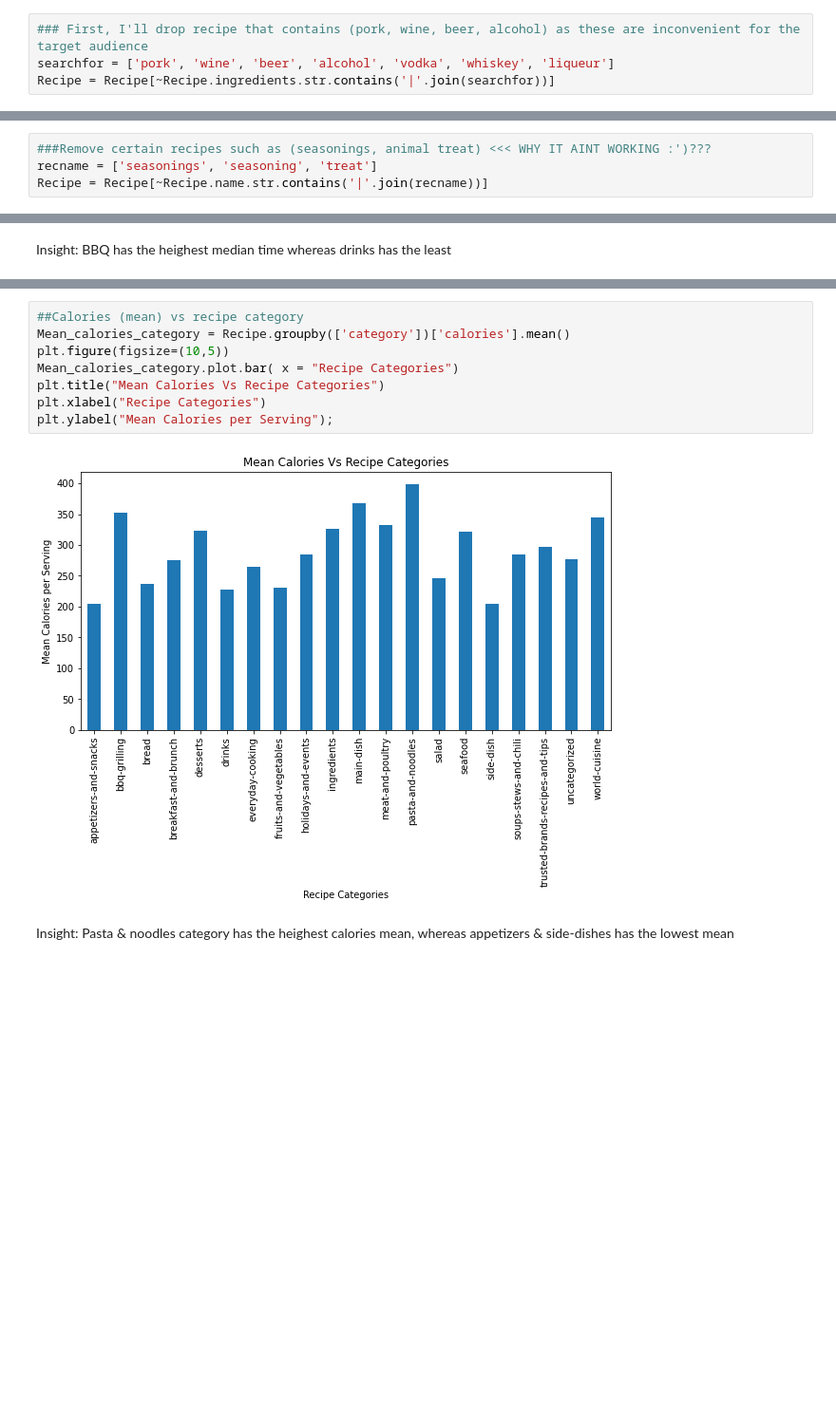
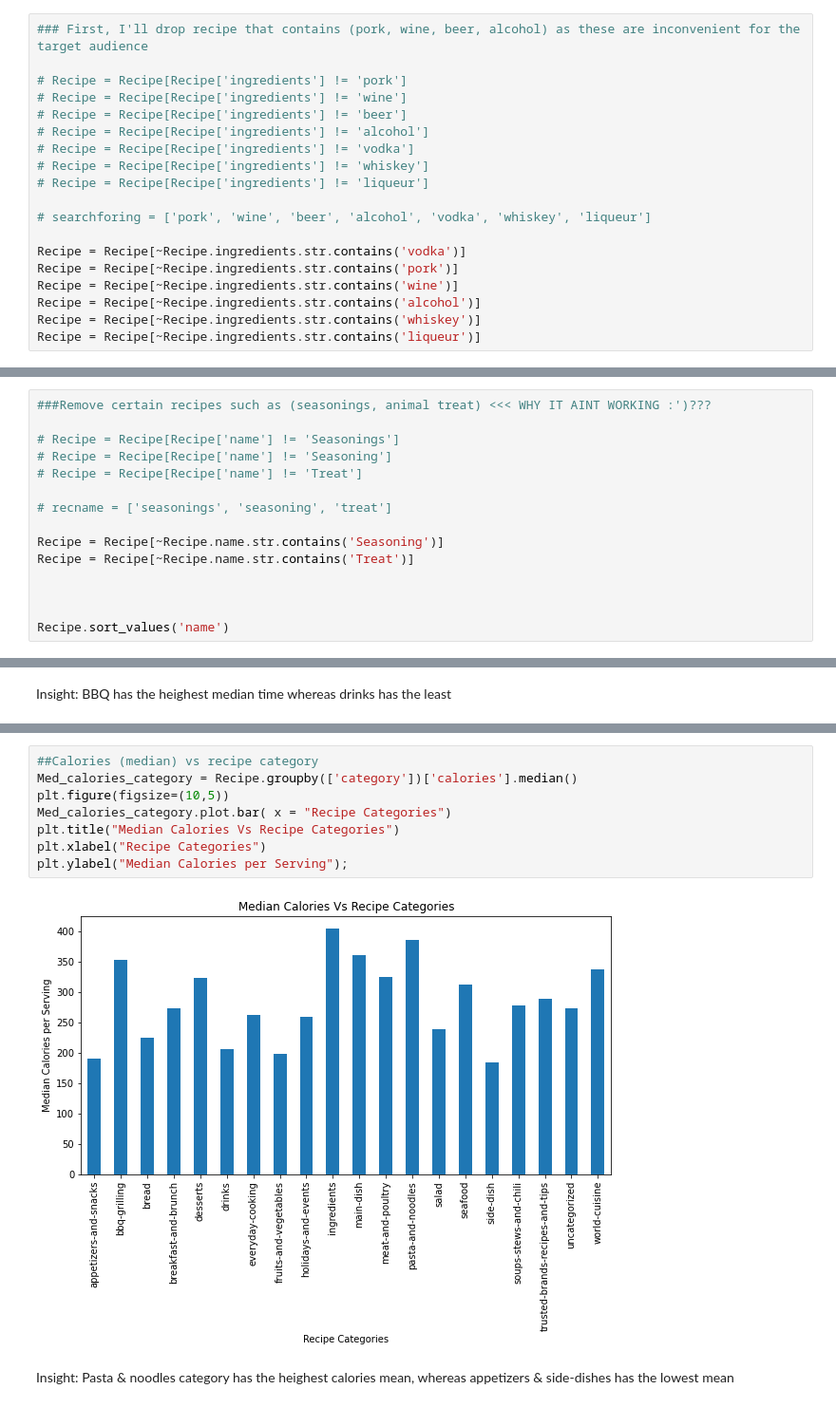
Before and after one commit to Hanadi-am/Personalized_Recipe_Recommender, a Jupyter notebook: src/Recipe.ipynb, the cells around one changed output, grey strips where cells are left out. Shown: that part at 95% size. Drawn from its saved outputs; the diff is of its cells as text; blank space fills up the shorter version.

```diff
--- a/src/Recipe.ipynb
+++ b/src/Recipe.ipynb
@@ -239,7 +250,22 @@ Recipe.describe()
 # %%
 ### First, I'll drop recipe that contains (pork, wine, beer, alcohol) as these are inconvenient for the target audience
-searchfor = ['pork', 'wine', 'beer', 'alcohol', 'vodka', 'whiskey', 'liqueur']
-Recipe = Recipe[~Recipe.ingredients.str.contains('|'.join(searchfor))]
+
+# Recipe = Recipe[Recipe['ingredients'] != 'pork']
+# Recipe = Recipe[Recipe['ingredients'] != 'wine']
+# Recipe = Recipe[Recipe['ingredients'] != 'beer']
+# Recipe = Recipe[Recipe['ingredients'] != 'alcohol']
+# Recipe = Recipe[Recipe['ingredients'] != 'vodka']
+# Recipe = Recipe[Recipe['ingredients'] != 'whiskey']
+# Recipe = Recipe[Recipe['ingredients'] != 'liqueur']
+
+# searchforing = ['pork', 'wine', 'beer', 'alcohol', 'vodka', 'whiskey', 'liqueur']
+
+Recipe = Recipe[~Recipe.ingredients.str.contains('vodka')]
+Recipe = Recipe[~Recipe.ingredients.str.contains('pork')]
+Recipe = Recipe[~Recipe.ingredients.str.contains('wine')]
+Recipe = Recipe[~Recipe.ingredients.str.contains('alcohol')]
+Recipe = Recipe[~Recipe.ingredients.str.contains('whiskey')]
+Recipe = Recipe[~Recipe.ingredients.str.contains('liqueur')]
 # %%
 ### Convert the ingredients column to a list
 Recipe['ingredients'] = Recipe['ingredients'].str.strip('()').str.split(',')
@@ -678,4 +726,15 @@ if __name__ == "__main__":
 # %%
 ###Remove certain recipes such as (seasonings, animal treat) <<< WHY IT AINT WORKING :')???
-recname = ['seasonings', 'seasoning', 'treat']
-Recipe = Recipe[~Recipe.name.str.contains('|'.join(recname))]
+
+# Recipe = Recipe[Recipe['name'] != 'Seasonings']
+# Recipe = Recipe[Recipe['name'] != 'Seasoning']
+# Recipe = Recipe[Recipe['name'] != 'Treat']
+
+# recname = ['seasonings', 'seasoning', 'treat']
+
+Recipe = Recipe[~Recipe.name.str.contains('Seasoning')]
+Recipe = Recipe[~Recipe.name.str.contains('Treat')]
+
+
+
+Recipe.sort_values('name')
@@ -847,13 +928,13 @@ Insight: Median rating are closely similar between categories
 # %%
-##Calories (mean) vs recipe category
-Mean_calories_category = Recipe.groupby(['category'])['calories'].mean()
+##Calories (median) vs recipe category
+Med_calories_category = Recipe.groupby(['category'])['calories'].median()
 plt.figure(figsize=(10,5))
-Mean_calories_category.plot.bar( x = "Recipe Categories")
-plt.title("Mean Calories Vs Recipe Categories")
+Med_calories_category.plot.bar( x = "Recipe Categories")
+plt.title("Median Calories Vs Recipe Categories")
 plt.xlabel("Recipe Categories")
-plt.ylabel("Mean Calories per Serving");
+plt.ylabel("Median Calories per Serving");
 # %% [output]
-[figure, old version]
+[figure, new version]
 # %% [markdown]
 Insight: Pasta & noodles category has the heighest calories mean, whereas appetizers & side-dishes has the lowest mean
 # %%
```
Also changed, not shown: parts of 40 cells of this notebook, 3 other files.
